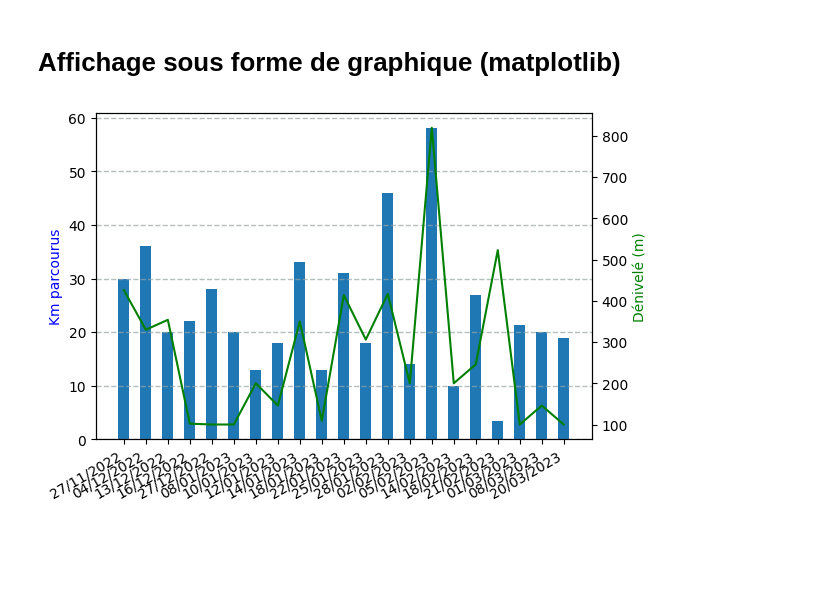
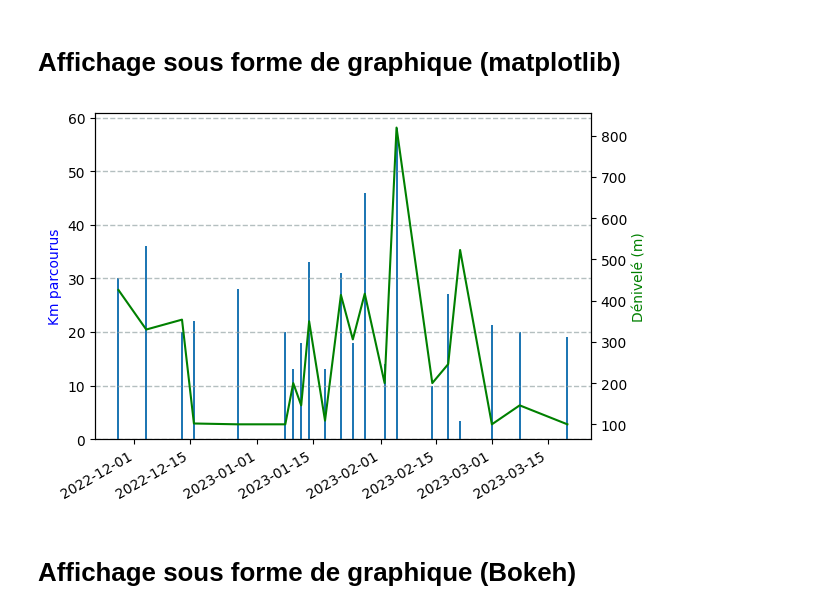
Before and after one commit to RichardHitier/visu-velo, a Jupyter notebook: visuvelo.ipynb, the cells around one changed output. Cells and saved outputs as stored; diff of their text form; code cells hidden in the pictures; blank space fills up the shorter version.

```diff
--- a/visuvelo.ipynb
+++ b/visuvelo.ipynb
@@ -10,5 +14,11 @@ import matplotlib.pyplot as plt
 fichier = '/home/sodaloser/Documents/parcours.csv'
 
 df = pd.read_csv(fichier,sep=';')
+
+df['date'] = pd.to_datetime(df['date'], dayfirst=True)
+
+x1=df['date']
+y1=df['km']
+y2=df['Deniv']
 # %%
 print(df.keys())
@@ -21,17 +66,19 @@ Index(['date', 'type', 'destination', 'km', 'Deniv', 'horaire', 'RPE Borg',
 # %%
 fig, ax1 = plt.subplots()
 ax2 = ax1.twinx()
 
-ax2.plot(df['date'], df['Deniv'], 'g-')
+ax2.plot(x1, y2, 'g-')
 ax2.set_ylabel('Dénivelé (m)', color='g')
 
-ax1.bar(df['date'], df['km'], width=0.5)
+ax1.bar(x1, y1, width=0.5)
 ax1.set_ylabel('Km parcourus', color='b')
 
 plt.xlabel('Date')
 ax1.grid(color='#95a5a6', linestyle='--', linewidth=1, axis='y', alpha=0.7)
 
 # ax1.set_xticklabels(df['date'],rotation=90)
 fig.autofmt_xdate()
 # %% [output]
-[figure, old version]
+[figure, new version]
+# %% [markdown]
+# Affichage sous forme de graphique (Bokeh)
```
Also changed, not shown: parts of 4 cells of this notebook.
